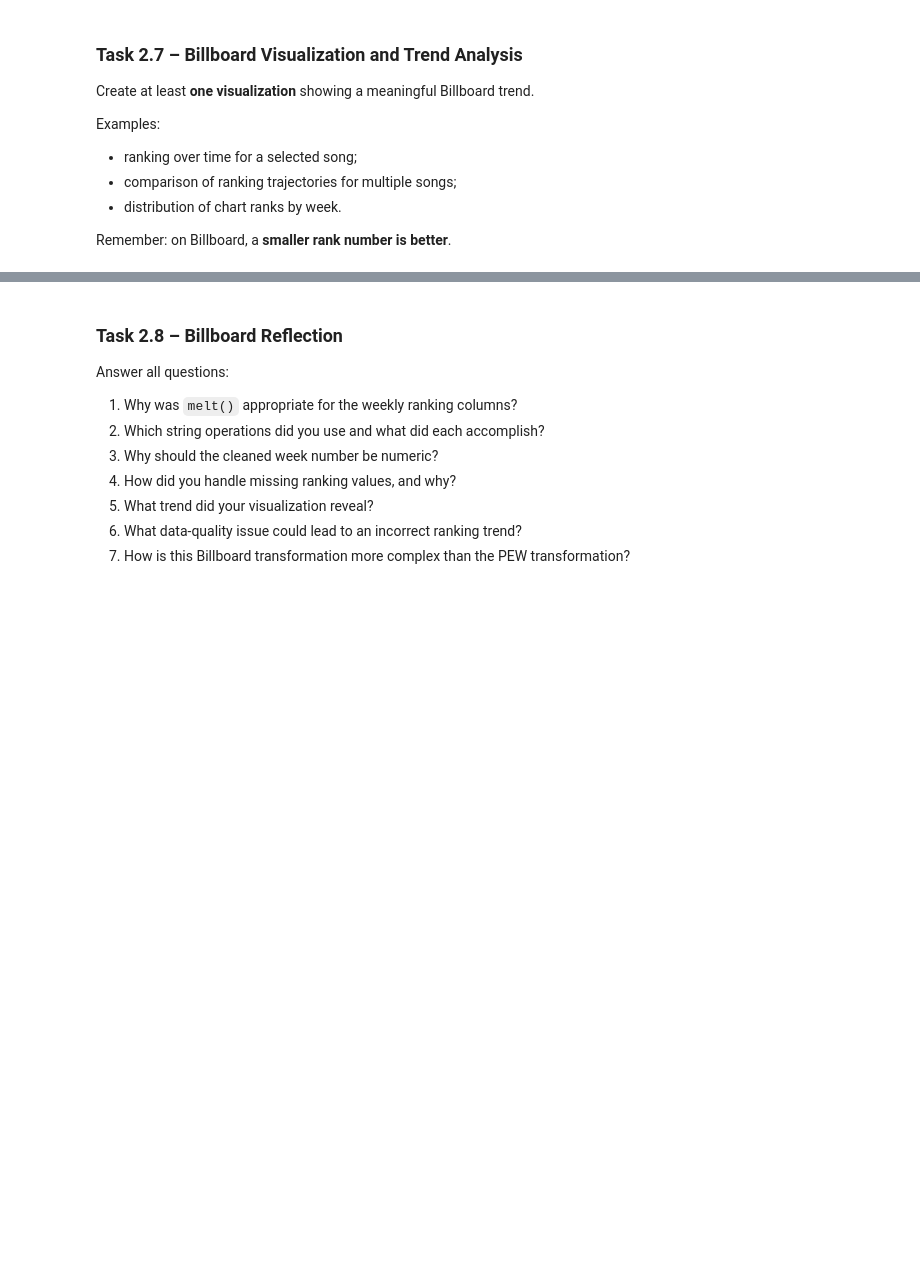
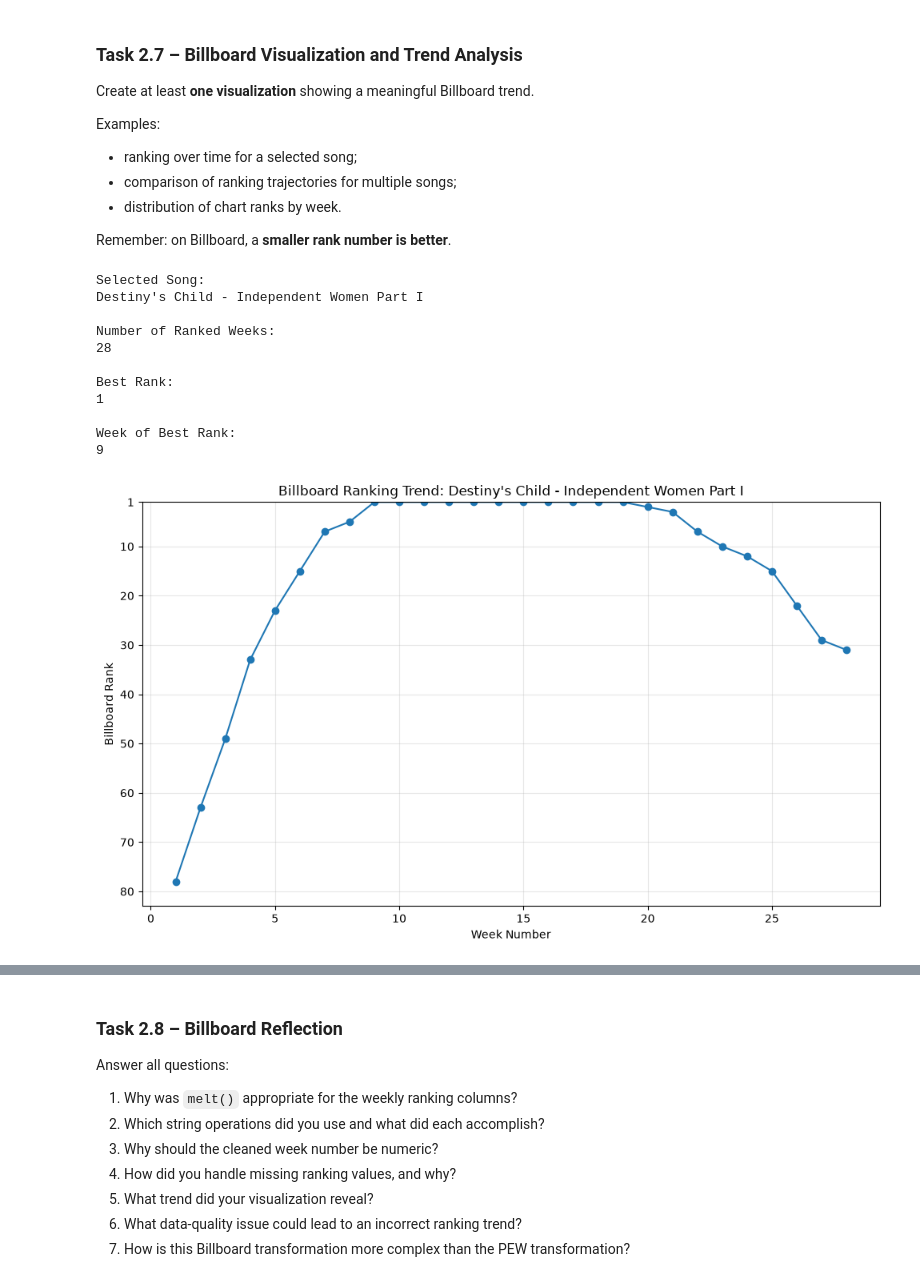
Before and after one commit to UbaidUllah777/Lab-2---Tidying-Cleaning-Imputation-and-Outlier-Detection, a Jupyter notebook: week5Lab.ipynb, the cells around one changed output, grey strips where cells are left out. Cells and saved outputs as stored; diff of their text form; code cells hidden in the pictures; blank space fills up the shorter version.

Commit message:
Complete Billboard cleaning trend analysis and reflection

```diff
--- a/week5Lab.ipynb
+++ b/week5Lab.ipynb
@@ -912,0 +911,67 @@ Remember: on Billboard, a **smaller rank number is better**.
+# %%
+# Select one song with a clear multi-week chart history
+selected_song = billboard_clean[
+    (billboard_clean["artist"] == "Destiny's Child")
+    & (billboard_clean["track"] == "Independent Women Part I")
+].copy()
+
+# Sort observations by chart week
+selected_song = selected_song.sort_values("Week_Number")
+
+# Display summary information
+print("Selected Song:")
+print("Destiny's Child - Independent Women Part I")
+
+print("\nNumber of Ranked Weeks:")
+print(len(selected_song))
+
+print("\nBest Rank:")
+print(int(selected_song["Rank"].min()))
+
+print("\nWeek of Best Rank:")
+print(
+    selected_song.loc[
+        selected_song["Rank"].idxmin(),
+        "Week_Number"
+    ]
+)
+
+# Plot the ranking trajectory
+plt.figure(figsize=(10, 6))
+
+plt.plot(
+    selected_song["Week_Number"],
+    selected_song["Rank"],
+    marker="o"
+)
+
+plt.title(
+    "Billboard Ranking Trend: Destiny's Child - Independent Women Part I"
+)
+plt.xlabel("Week Number")
+plt.ylabel("Billboard Rank")
+
+# Smaller Billboard rank numbers are better,
+# so rank 1 should appear at the top of the graph.
+# plt.gca().invert_yaxis()
+# Display higher rankings at the top, starting with rank 1
+plt.ylim(selected_song["Rank"].max() + 5, 1)
+plt.yticks([1, 10, 20, 30, 40, 50, 60, 70, 80])
+
+
+plt.grid(alpha=0.3)
+plt.tight_layout()
+plt.show()
+# %% [output]
+Selected Song:
+Destiny's Child - Independent Women Part I
+
+Number of Ranked Weeks:
+28
+
+Best Rank:
+1
+
+Week of Best Rank:
+9
+[figure, added]
```
Also changed, not shown: parts of 4 cells of this notebook.
